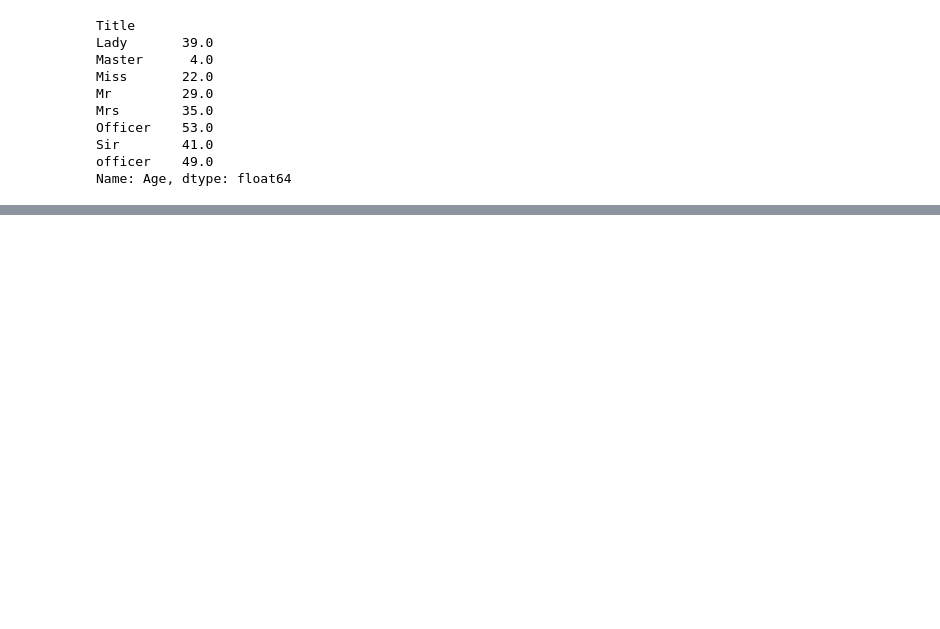
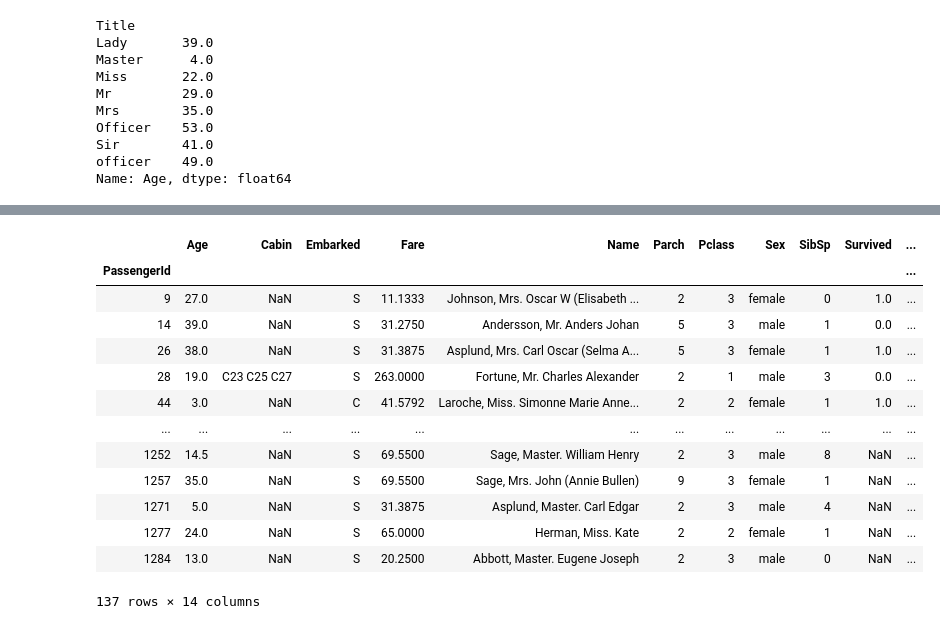
Before and after one commit to saikrishna575/Titanic, a Jupyter notebook: notebooks/2.0-ak-exploring-processing-data.ipynb, the cells around one changed output, grey strips where cells are left out. Cells and saved outputs as stored; diff of their text form; code cells hidden in the pictures; blank space fills up the shorter version.

```diff
--- a/notebooks/2.0-ak-exploring-processing-data.ipynb
+++ b/notebooks/2.0-ak-exploring-processing-data.ipynb
@@ -833,0 +837,2 @@ memory usage: 132.9+ KB
+# %%
+df['AgeState'] = np.where(df['Age']>=18, 'Adult','Child')
@@ -833,0 +889,17 @@ memory usage: 132.9+ KB
+# %%
+df[df.Parch >1]
+# %% [output]
+|  | Age | Cabin | Embarked | Fare | Name | Parch | Pclass | Sex | SibSp | Survived | ... |
+| PassengerId |  |  |  |  |  |  |  |  |  |  | ... |
+| 9 | 27.0 | NaN | S | 11.1333 | Johnson, Mrs. Oscar W (Elisabeth ... | 2 | 3 | female | 0 | 1.0 | ... |
+| 14 | 39.0 | NaN | S | 31.2750 | Andersson, Mr. Anders Johan | 5 | 3 | male | 1 | 0.0 | ... |
+| 26 | 38.0 | NaN | S | 31.3875 | Asplund, Mrs. Carl Oscar (Selma A... | 5 | 3 | female | 1 | 1.0 | ... |
+| 28 | 19.0 | C23 C25 C27 | S | 263.0000 | Fortune, Mr. Charles Alexander | 2 | 1 | male | 3 | 0.0 | ... |
+| 44 | 3.0 | NaN | C | 41.5792 | Laroche, Miss. Simonne Marie Anne... | 2 | 2 | female | 1 | 1.0 | ... |
+| ... | ... | ... | ... | ... | ... | ... | ... | ... | ... | ... | ... |
+| 1252 | 14.5 | NaN | S | 69.5500 | Sage, Master. William Henry | 2 | 3 | male | 8 | NaN | ... |
+| 1257 | 35.0 | NaN | S | 69.5500 | Sage, Mrs. John (Annie Bullen) | 9 | 3 | female | 1 | NaN | ... |
+| 1271 | 5.0 | NaN | S | 31.3875 | Asplund, Master. Carl Edgar | 2 | 3 | male | 4 | NaN | ... |
+| 1277 | 24.0 | NaN | S | 65.0000 | Herman, Miss. Kate | 2 | 2 | female | 1 | NaN | ... |
+| 1284 | 13.0 | NaN | S | 20.2500 | Abbott, Master. Eugene Joseph | 2 | 3 | male | 0 | NaN | ... |
+137 rows × 14 columns
```
Also changed, not shown: parts of 30 cells of this notebook.
